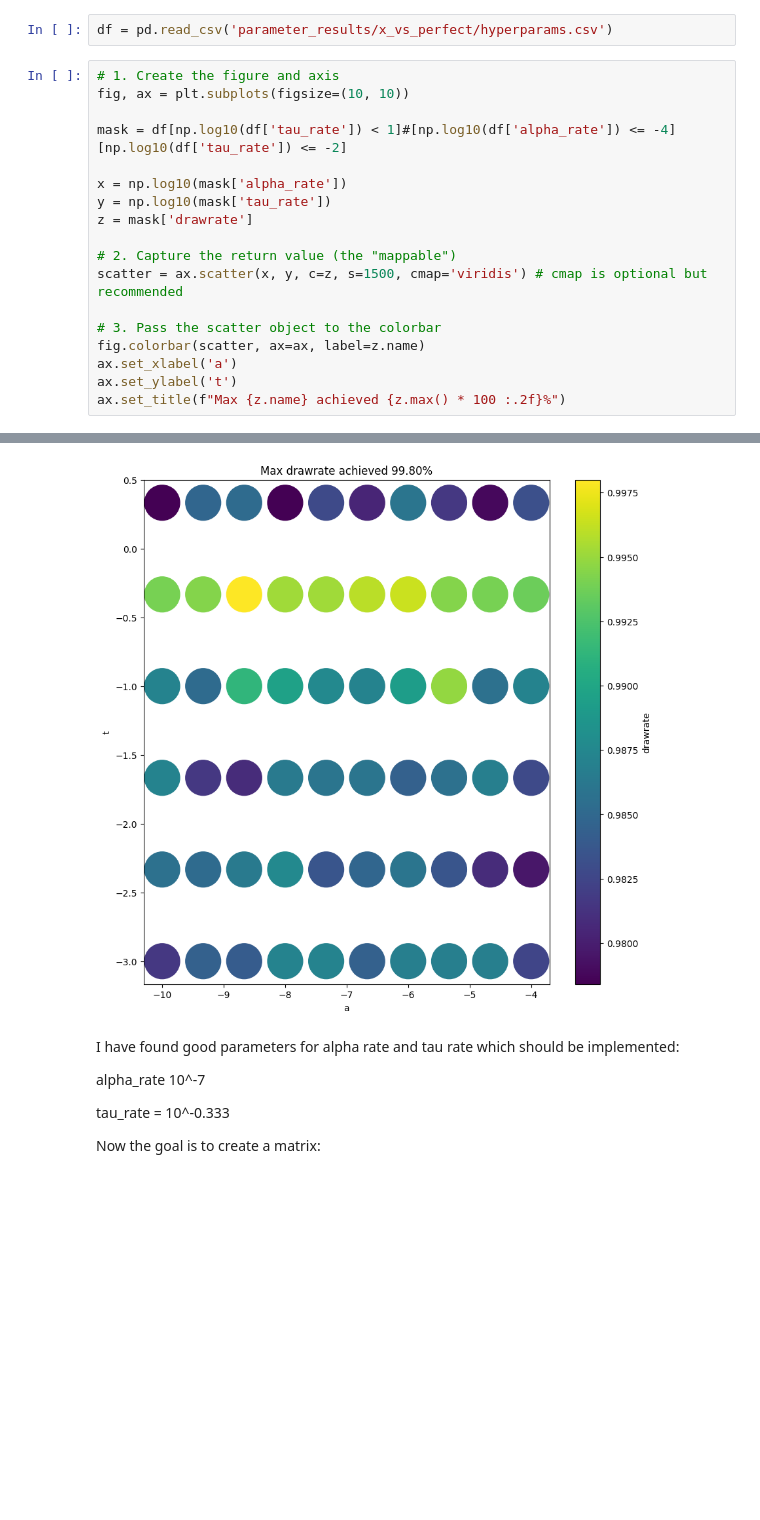
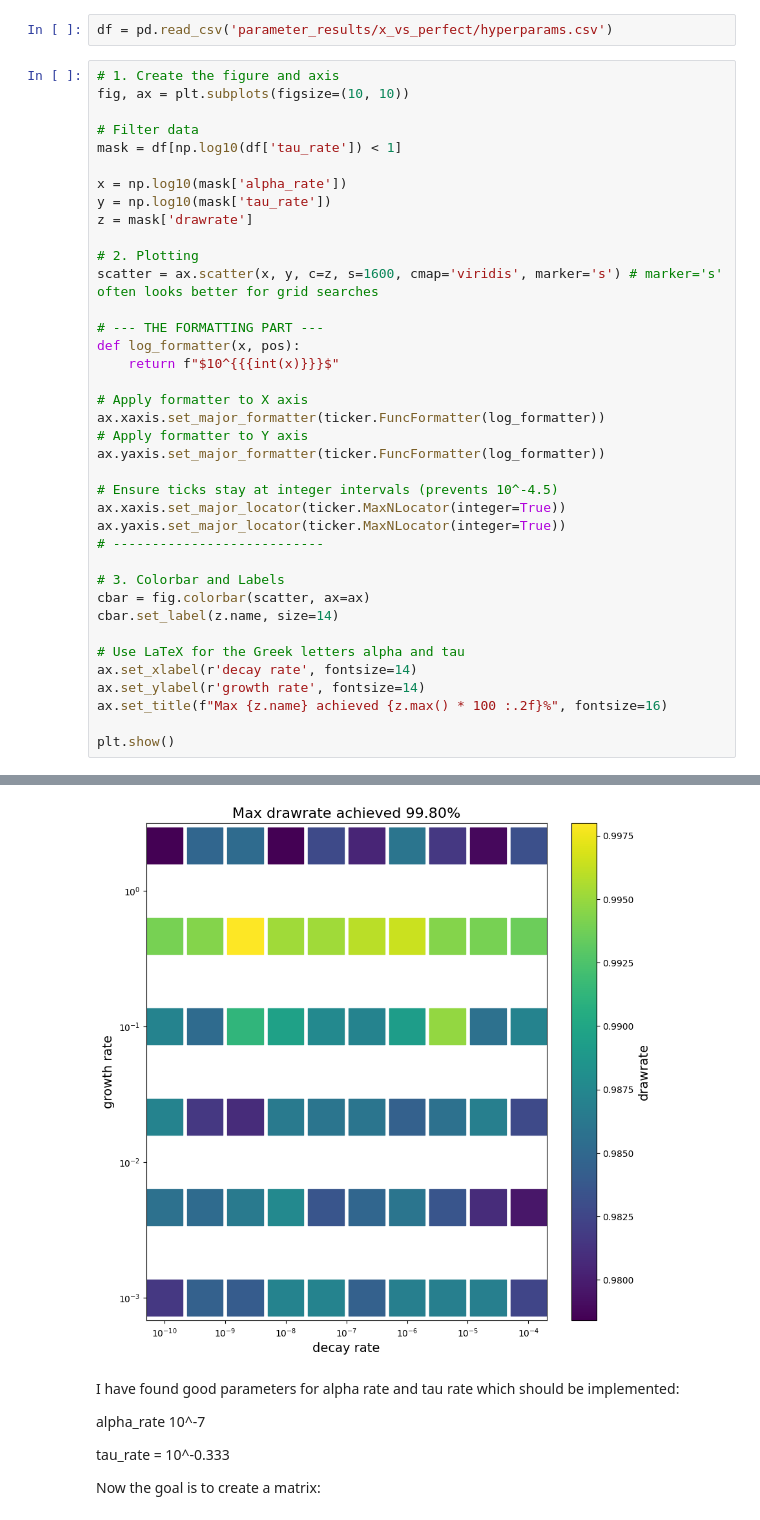
Before and after one commit to peterladur/Reinforcement-Learning-Research-Project, a Jupyter notebook: Part 1: Tic Tac Toe/results_and_analysis.ipynb, the cells around one changed output, grey strips where cells are left out. Cells and saved outputs as stored; diff of their text form; blank space fills up the shorter version.

Commit message:
fixed labels

```diff
--- a/Part 1: Tic Tac Toe/results_and_analysis.ipynb
+++ b/Part 1: Tic Tac Toe/results_and_analysis.ipynb
@@ -104,18 +105,38 @@ df = pd.read_csv('parameter_results/x_vs_perfect/hyperparams.csv')
 # 1. Create the figure and axis
 fig, ax = plt.subplots(figsize=(10, 10))
 
-mask = df[np.log10(df['tau_rate']) < 1]#[np.log10(df['alpha_rate']) <= -4][np.log10(df['tau_rate']) <= -2]
+# Filter data
+mask = df[np.log10(df['tau_rate']) < 1]
 
 x = np.log10(mask['alpha_rate'])
 y = np.log10(mask['tau_rate'])
 z = mask['drawrate']
 
-# 2. Capture the return value (the "mappable")
-scatter = ax.scatter(x, y, c=z, s=1500, cmap='viridis') # cmap is optional but recommended
+# 2. Plotting
+scatter = ax.scatter(x, y, c=z, s=1600, cmap='viridis', marker='s') # marker='s' often looks better for grid searches
 
-# 3. Pass the scatter object to the colorbar
-fig.colorbar(scatter, ax=ax, label=z.name)
-ax.set_xlabel('a')
-ax.set_ylabel('t')
-ax.set_title(f"Max {z.name} achieved {z.max() * 100 :.2f}%")
+# --- THE FORMATTING PART ---
+def log_formatter(x, pos):
+    return f"$10^{{{int(x)}}}$"
+
+# Apply formatter to X axis
+ax.xaxis.set_major_formatter(ticker.FuncFormatter(log_formatter))
+# Apply formatter to Y axis
+ax.yaxis.set_major_formatter(ticker.FuncFormatter(log_formatter))
+
+# Ensure ticks stay at integer intervals (prevents 10^-4.5)
+ax.xaxis.set_major_locator(ticker.MaxNLocator(integer=True))
+ax.yaxis.set_major_locator(ticker.MaxNLocator(integer=True))
+# ---------------------------
+
+# 3. Colorbar and Labels
+cbar = fig.colorbar(scatter, ax=ax)
+cbar.set_label(z.name, size=14)
+
+# Use LaTeX for the Greek letters alpha and tau
+ax.set_xlabel(r'decay rate', fontsize=14)
+ax.set_ylabel(r'growth rate', fontsize=14)
+ax.set_title(f"Max {z.name} achieved {z.max() * 100 :.2f}%", fontsize=16)
+
+plt.show()
 # %% [output]
@@ -123,4 +143,4 @@ Text(0.5, 1.0, 'Max drawrate achieved 99.80%')
-[figure, old version]
+[figure, new version]
 # %% [markdown]
 I have found good parameters for alpha rate and tau rate which should be implemented:
 
```
Also changed, not shown: parts of 8 cells of this notebook.
